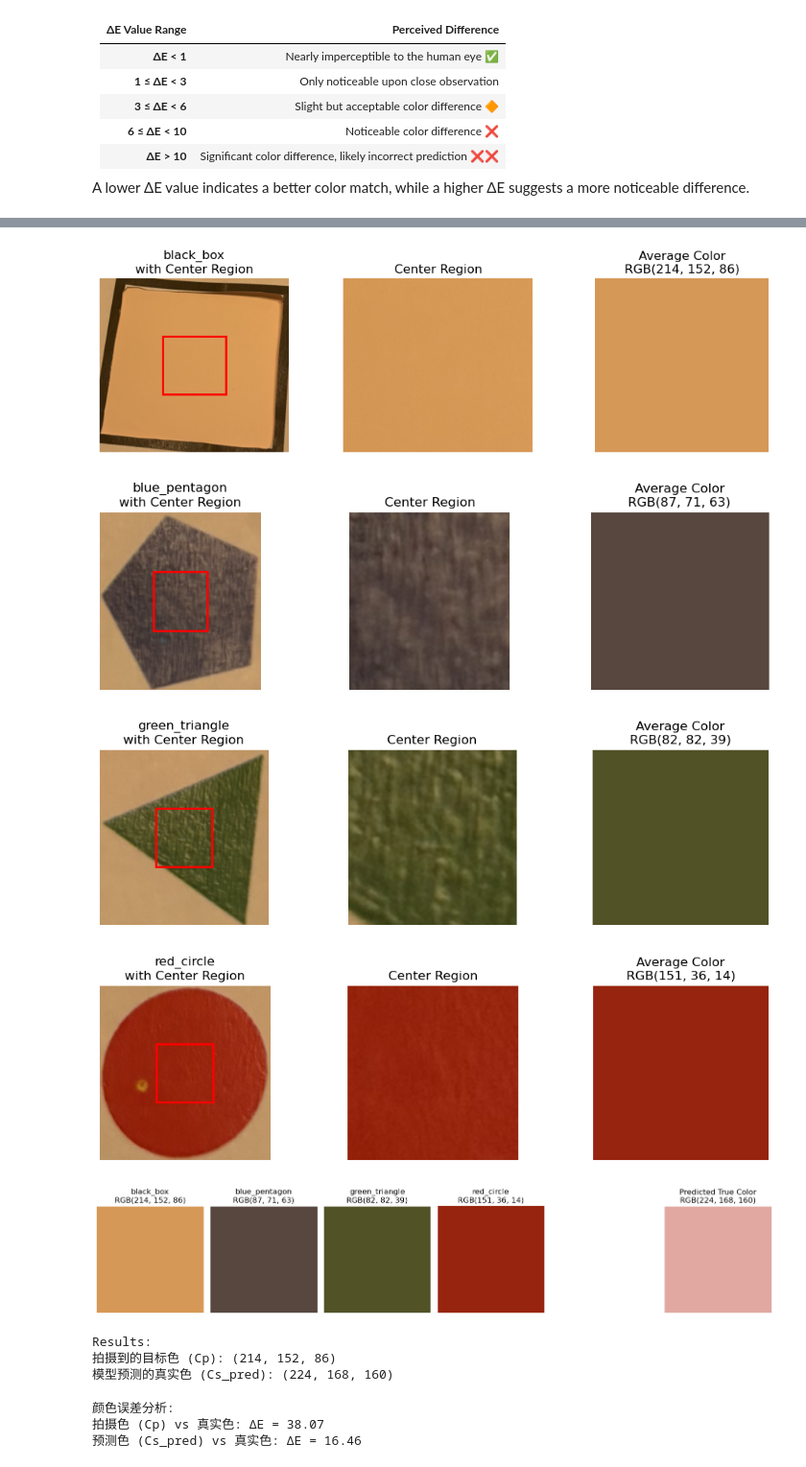
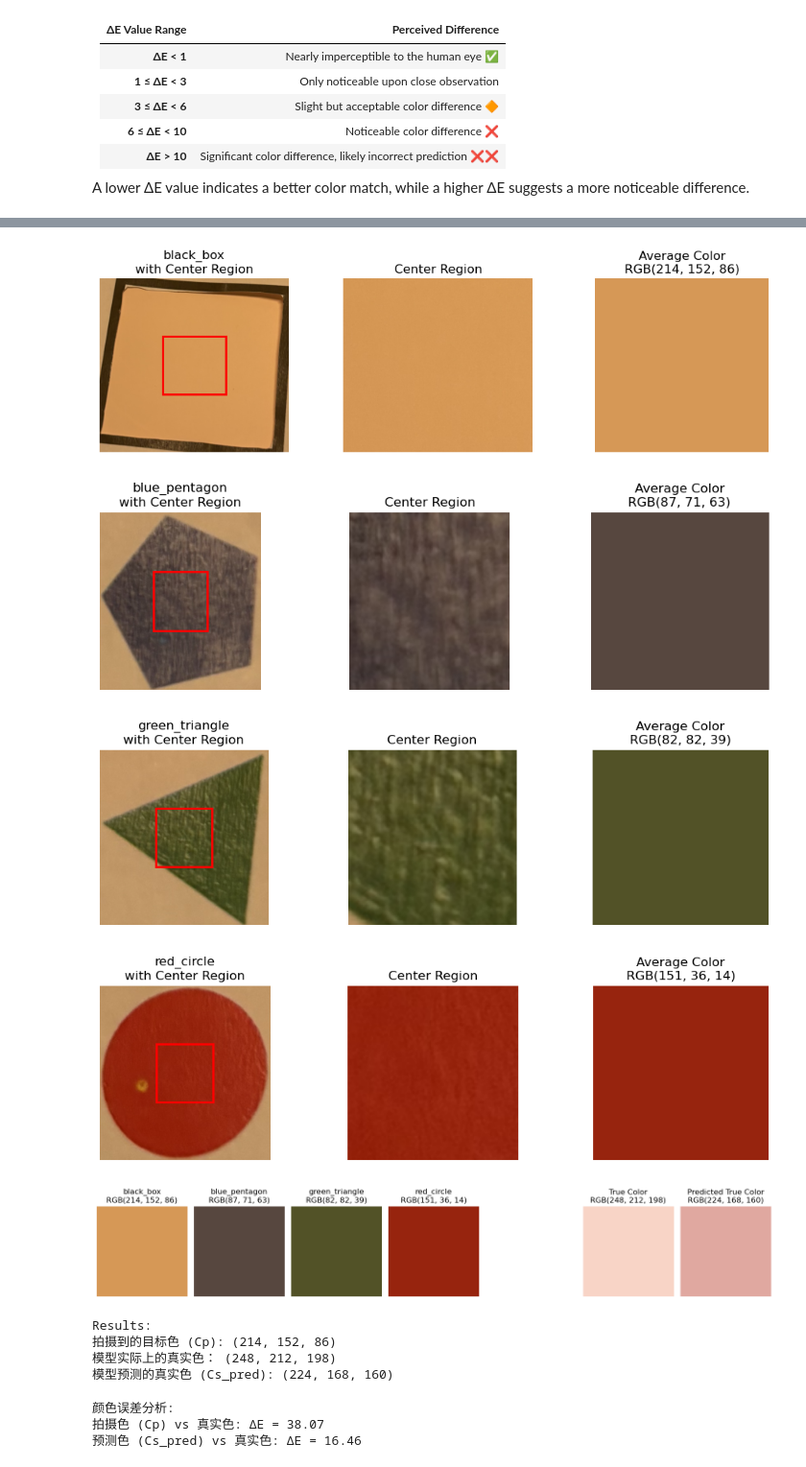
Before and after one commit to jeffliulab/Color_Calibration, a Jupyter notebook: notebooks/M1_RandomForest.ipynb, the cells around one changed output, grey strips where cells are left out. Shown at 96% size. Drawn from its saved outputs; the diff is of its cells as text; code cells hidden in the pictures.

```diff
--- a/notebooks/M1_RandomForest.ipynb
+++ b/notebooks/M1_RandomForest.ipynb
@@ -641,14 +641,22 @@ class ColorPredictionSystem:
 
             # 显示所有参考色和目标色
             for i, (pattern_name, color) in enumerate(pattern_dict.items()):
-                plt.subplot(1, 6, i+1)
+                plt.subplot(1, 7, i+1)
                 color_display = np.full((100, 100, 3), color, dtype=np.uint8)
                 plt.imshow(color_display)
                 plt.title(f'{pattern_name}\nRGB{color}')
                 plt.axis('off')
 
+            # **新增代码: 显示参考颜色 (真实色)**
+            plt.subplot(1, 7, 6)  # 修改：索引改为 6
+            true_color = self.reference_colors.get('Real Color', (248, 212, 198))
+            color_display = np.full((100, 100, 3), true_color, dtype=np.uint8)
+            plt.imshow(color_display)
+            plt.title(f'True Color\nRGB{true_color}')
+            plt.axis('off')
+
             # 显示预测的真实颜色
-            plt.subplot(1, 6, 6)
+            plt.subplot(1, 7, 7)
             color_display = np.full((100, 100, 3), predicted_color, dtype=np.uint8)
             plt.imshow(color_display)
             plt.title(f'Predicted True Color\nRGB{predicted_color}')
@@ -684,6 +692,7 @@ try:
 
     print("\nResults:")
     print("拍摄到的目标色 (Cp):", captured_color)
+    print("模型实际上的真实色：",(248, 212, 198) ) # 修改这里的时候记得把上面作图的部分的对应代码也改了
     print("模型预测的真实色 (Cs_pred):", predicted_color)
 
 except ValueError as e:
@@ -699,11 +708,12 @@ Speed: 4.9ms preprocess, 78.9ms inference, 0.5ms postprocess per image at shape
 [figure]
 [figure]
 [figure]
 [figure]
 [figure]
-[figure, old version]
+[figure, new version]
 Results:
 拍摄到的目标色 (Cp): (214, 152, 86)
+模型实际上的真实色： (248, 212, 198)
 模型预测的真实色 (Cs_pred): (224, 168, 160)
 # %%
 from skimage.color import rgb2lab, deltaE_cie76
```
Also changed, not shown: parts of 2 cells of this notebook, 3 other files.
